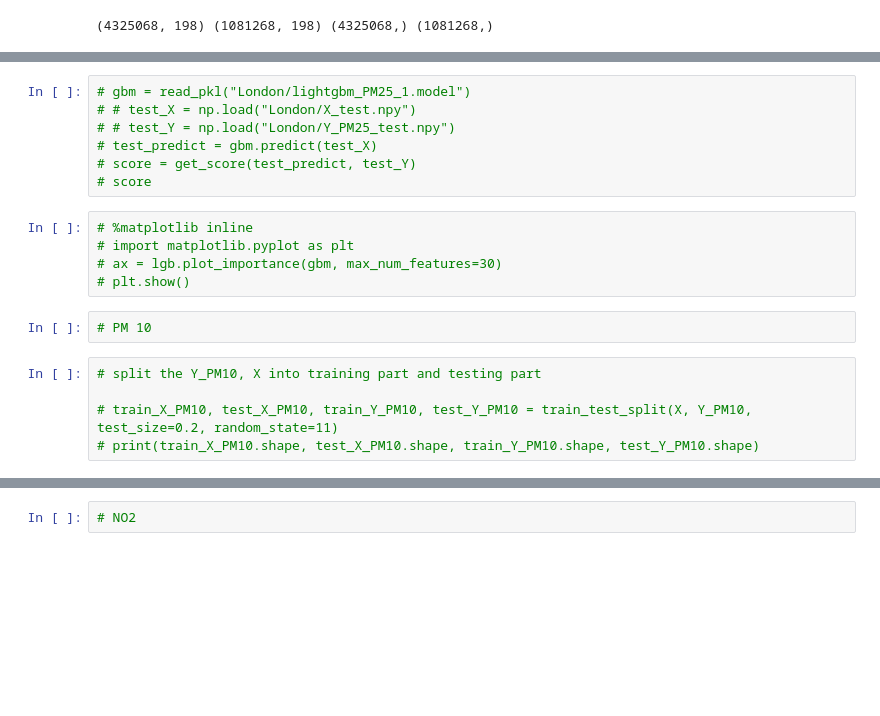
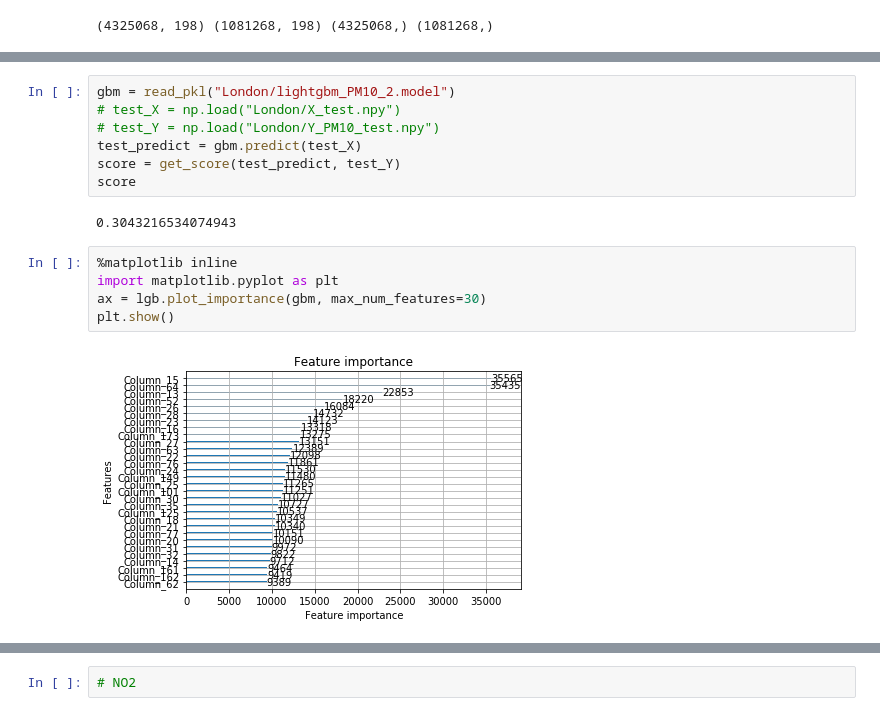
Before and after one commit to data-mining-not-found/air-quality-prediction, a Jupyter notebook: Released code/Version_2_0/4_lightgbm_model.ipynb, the cells around one changed output, grey strips where cells are left out. Cells and saved outputs as stored; diff of their text form; blank space fills up the shorter version.

```diff
--- a/Released code/Version_2_0/4_lightgbm_model.ipynb
+++ b/Released code/Version_2_0/4_lightgbm_model.ipynb
@@ -215,22 +289,19 @@ plt.show()
 # %%
-# gbm = read_pkl("London/lightgbm_PM25_1.model")
-# # test_X = np.load("London/X_test.npy")
-# # test_Y = np.load("London/Y_PM25_test.npy")
-# test_predict = gbm.predict(test_X)
-# score = get_score(test_predict, test_Y)
-# score
+gbm = read_pkl("London/lightgbm_PM10_2.model")
+# test_X = np.load("London/X_test.npy")
+# test_Y = np.load("London/Y_PM10_test.npy")
+test_predict = gbm.predict(test_X)
+score = get_score(test_predict, test_Y)
+score
+# %% [output]
+0.3043216534074943
 # %%
-# %matplotlib inline
-# import matplotlib.pyplot as plt
-# ax = lgb.plot_importance(gbm, max_num_features=30)
-# plt.show()
+%matplotlib inline
+import matplotlib.pyplot as plt
+ax = lgb.plot_importance(gbm, max_num_features=30)
+plt.show()
+# %% [output]
+[figure, added]
-# %%
-# PM 10
-# %%
-# split the Y_PM10, X into training part and testing part
-
-# train_X_PM10, test_X_PM10, train_Y_PM10, test_Y_PM10 = train_test_split(X, Y_PM10, test_size=0.2, random_state=11)
-# print(train_X_PM10.shape, test_X_PM10.shape, train_Y_PM10.shape, test_Y_PM10.shape)
 # %%
 # train and test the lightgbm model with X and Y_PM10 data
 # save the model parameters into lightgbm_PM10.model
```
Also changed, not shown: parts of 32 cells of this notebook.
